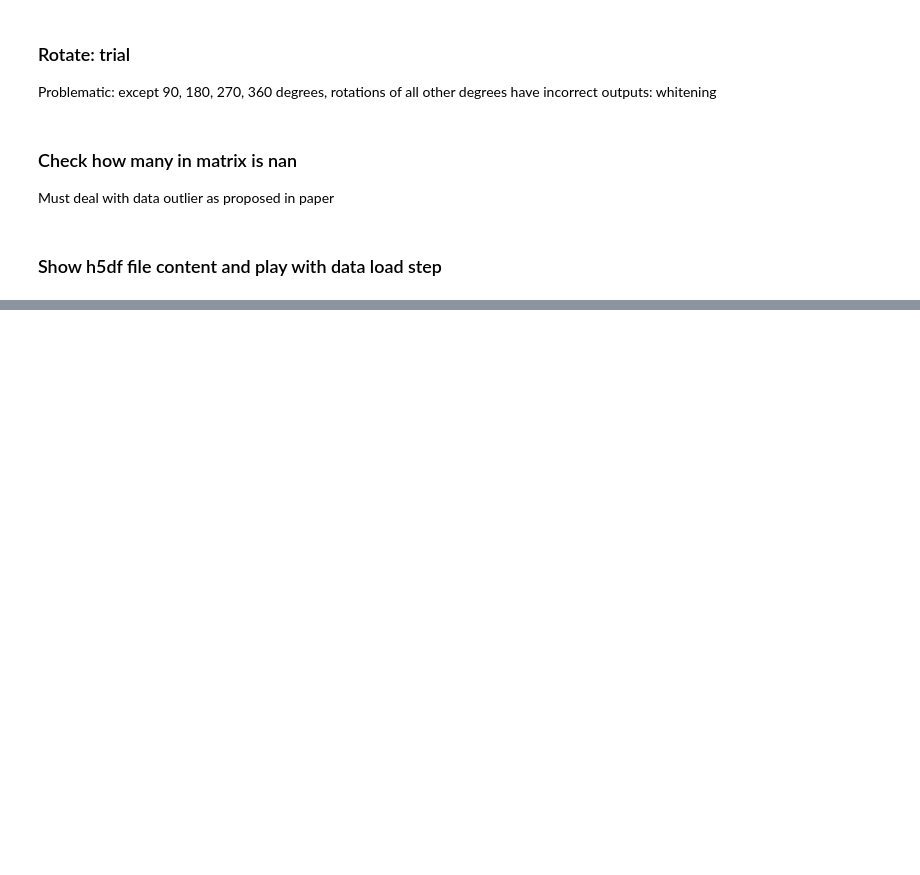
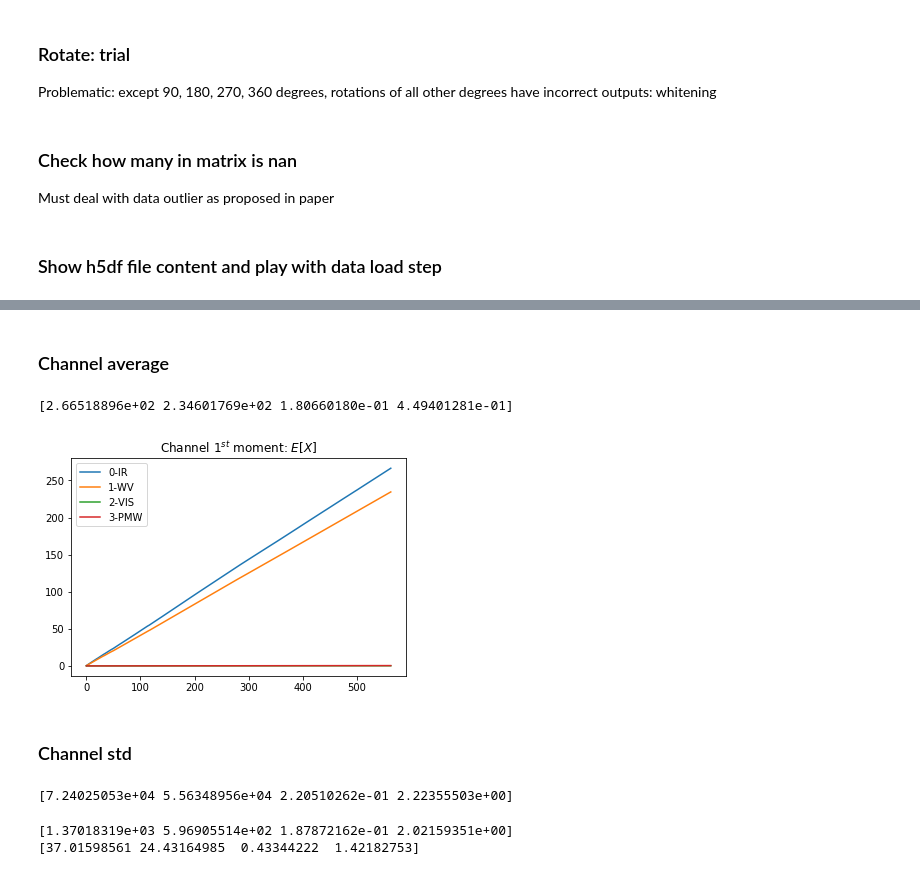
Before and after one commit to syin3/cs231n-cyclone, a Jupyter notebook: cyclone.ipynb, the cells around one changed output, grey strips where cells are left out. Drawn from its saved outputs; the diff is of its cells as text; code cells hidden in the pictures; blank space fills up the shorter version.

```diff
--- a/cyclone.ipynb
+++ b/cyclone.ipynb
@@ -818,0 +870,56 @@ np.count_nonzero(np.isnan(datMatrix))
+# %%
+data_path = "TCIR-ATLN_EPAC_WPAC.h5"
+
+# load "info" as pandas dataframe
+data_info = pd.read_hdf(data_path, key="info", mode='r')
+
+# load "matrix" as numpy ndarray, this could take longer times
+total = np.zeros((379 + 185,4))
+sqd = np.zeros((379 + 185,4))
+
+with h5py.File("TCIR-ATLN_EPAC_WPAC.h5", 'r') as hf:
+    data_matrix = hf['matrix'][:]
+
+    for i in range(37900 // 100):
+        local = np.nan_to_num(data_matrix[i * 100: (i+1)*100, :, :, :])
+        local[local > 1000] = 0
+        total[i,:] =  np.sum(local / ((379 + 185) * 100 * 201 * 201), axis = (0, 1, 2))
+        sqd[i,:] =  np.sum(local ** 2 / ((379 + 185) * 100 * 201 * 201), axis = (0, 1, 2))
+
+with h5py.File("TCIR-CPAC_IO_SH.h5", 'r') as hf:
+    data_matrix = hf['matrix'][:]
+
+    for i in range(18500 // 100):
+        local = np.nan_to_num(data_matrix[i * 100: (i+1)*100, :, :, :])
+        local[local > 1000] = 0
+        total[37900 // 100 + i,:] =  np.sum(local / ((379 + 185) * 100 * 201 * 201), axis = (0, 1, 2))
+        sqd[37900 // 100 + i,:] =  np.sum(local ** 2 / ((379 + 185) * 100 * 201 * 201), axis = (0, 1, 2))
+# %% [markdown]
+### Channel average
+# %%
+EX = np.sum(total, axis = 0) #  / ((379 + 185) * 100 * 201 * 201)
+print(EX)
+# %% [output]
+[2.66518896e+02 2.34601769e+02 1.80660180e-01 4.49401281e-01]
+# %%
+plt.plot(np.cumsum(total, axis = 0))
+plt.legend(('0-IR','1-WV','2-VIS','3-PMW'))
+plt.title(r'Channel $1^{st}$ moment: $E[X]$')
+plt.show()
+# %% [output]
+[figure, added]
+# %% [markdown]
+### Channel std
+# %%
+EX2 = np.sum(sqd, axis = 0)
+print(EX2)
+# %% [output]
+[7.24025053e+04 5.56348956e+04 2.20510262e-01 2.22355503e+00]
+# %%
+var = EX2 - EX ** 2
+std = var ** 0.5
+print(var)
+print(std)
+# %% [output]
+[1.37018319e+03 5.96905514e+02 1.87872162e-01 2.02159351e+00]
+[37.01598561 24.43164985  0.43344222  1.42182753]
```
Also changed, not shown: parts of 14 cells of this notebook.
